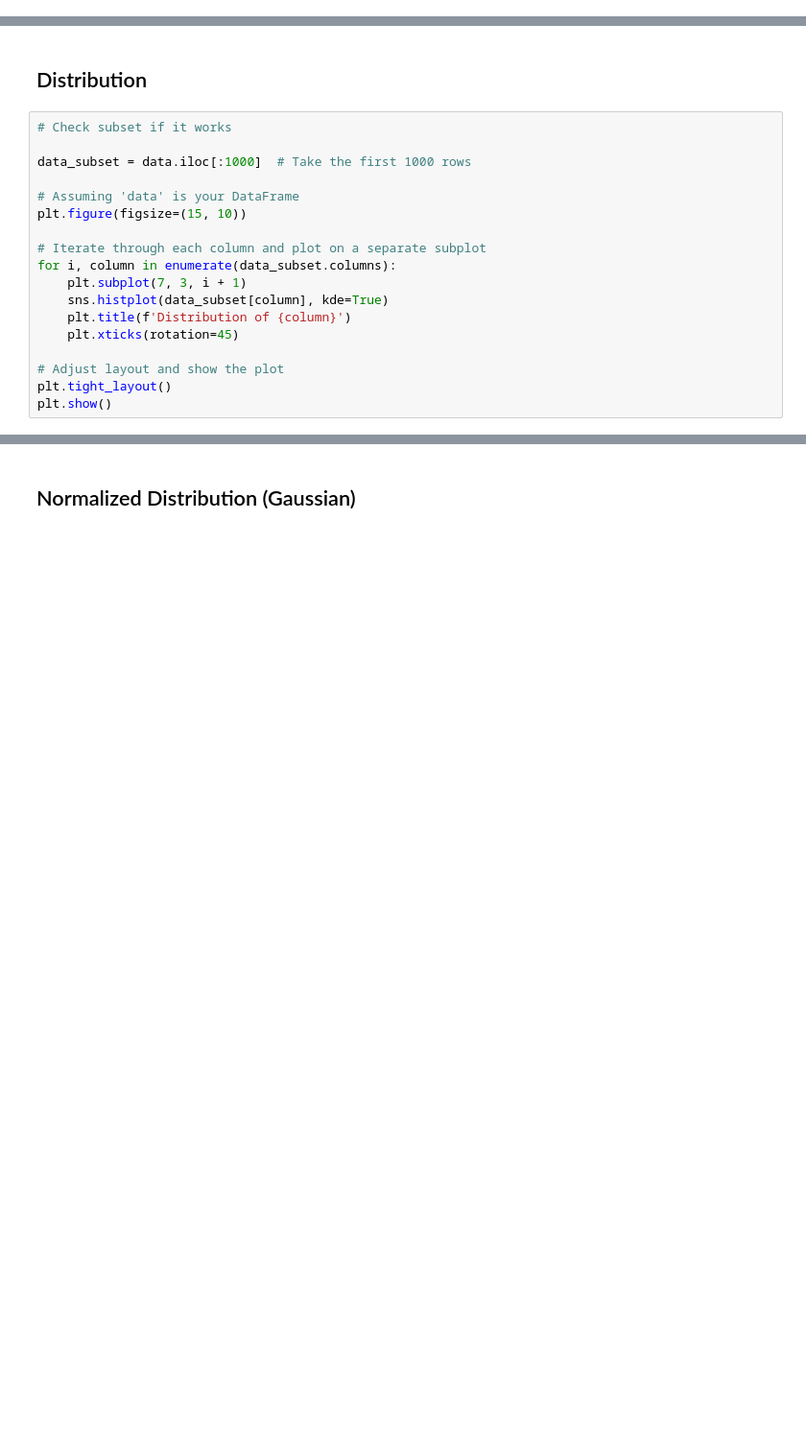
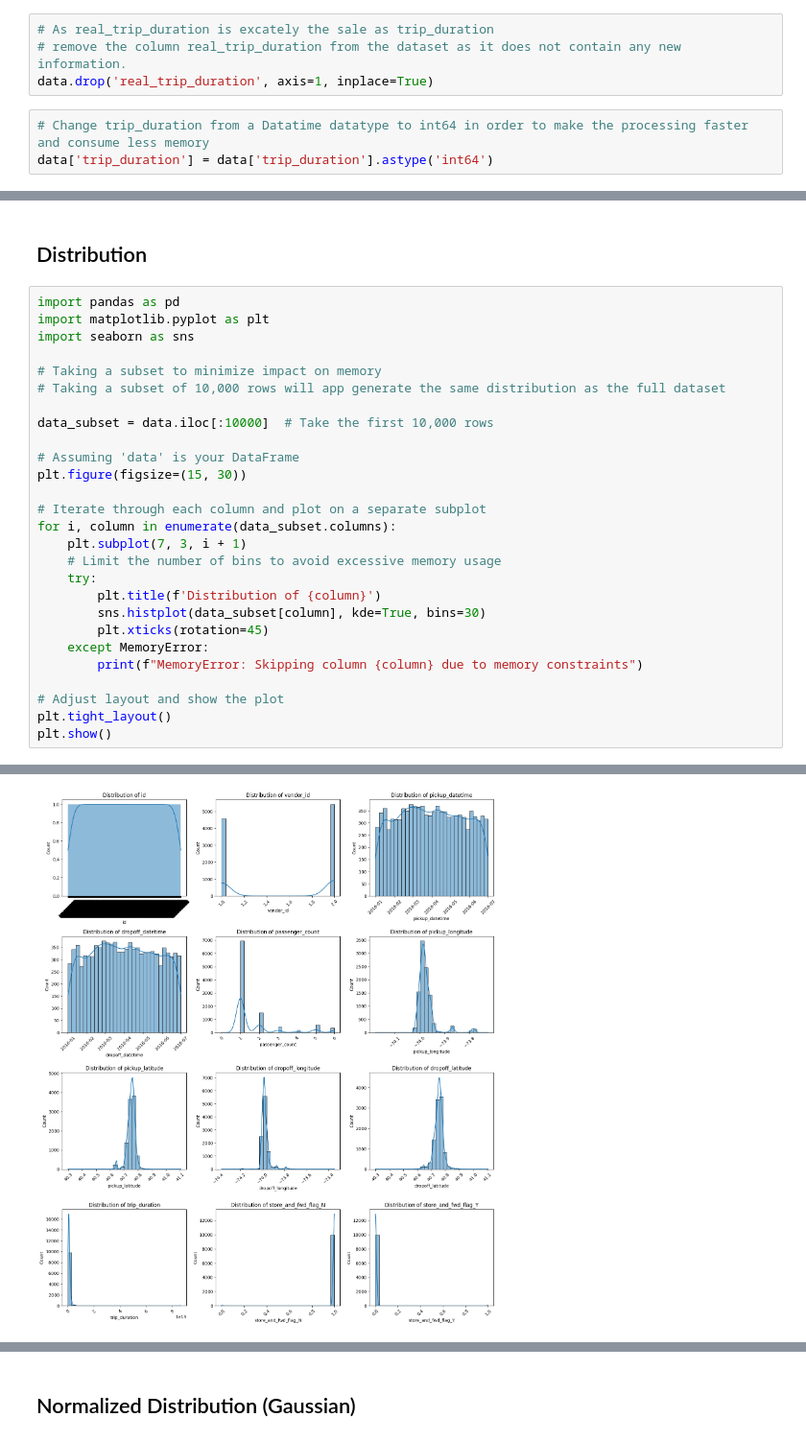
Before and after one commit to JapiKredi/EDA_extensive_library, a Jupyter notebook: Assignment_EDA_JasperBongers.ipynb, the cells around one changed output, grey strips where cells are left out. Shown at 96% size. Drawn from its saved outputs; the diff is of its cells as text; blank space fills up the shorter version.

```diff
--- a/Assignment_EDA_JasperBongers.ipynb
+++ b/Assignment_EDA_JasperBongers.ipynb
@@ -358,0 +366,7 @@ dtype: timedelta64[ns]
+# %%
+# As real_trip_duration is excately the sale as trip_duration
+# remove the column real_trip_duration from the dataset as it does not contain any new information.
+data.drop('real_trip_duration', axis=1, inplace=True)
+# %%
+# Change trip_duration from a Datatime datatype to int64 in order to make the processing faster and consume less memory
+data['trip_duration'] = data['trip_duration'].astype('int64')
@@ -359,19 +399,28 @@ dtype: timedelta64[ns]
 # %% [markdown]
 ## Distribution
 # %%
-# Check subset if it works
+import pandas as pd
+import matplotlib.pyplot as plt
+import seaborn as sns
 
-data_subset = data.iloc[:1000]  # Take the first 1000 rows
+# Taking a subset to minimize impact on memory
+# Taking a subset of 10,000 rows will app generate the same distribution as the full dataset
+
+data_subset = data.iloc[:10000]  # Take the first 10,000 rows
 
 # Assuming 'data' is your DataFrame
-plt.figure(figsize=(15, 10))
+plt.figure(figsize=(15, 30))
 
 # Iterate through each column and plot on a separate subplot
 for i, column in enumerate(data_subset.columns):
     plt.subplot(7, 3, i + 1)
-    sns.histplot(data_subset[column], kde=True)
-    plt.title(f'Distribution of {column}')
-    plt.xticks(rotation=45)
+    # Limit the number of bins to avoid excessive memory usage
+    try:
+        plt.title(f'Distribution of {column}')
+        sns.histplot(data_subset[column], kde=True, bins=30)
+        plt.xticks(rotation=45)
+    except MemoryError:
+        print(f"MemoryError: Skipping column {column} due to memory constraints")
 
 # Adjust layout and show the plot
 plt.tight_layout()
@@ -380,0 +429 @@ KeyboardInterrupt:
+[figure, added]
```
Also changed, not shown: parts of 12 cells of this notebook.
